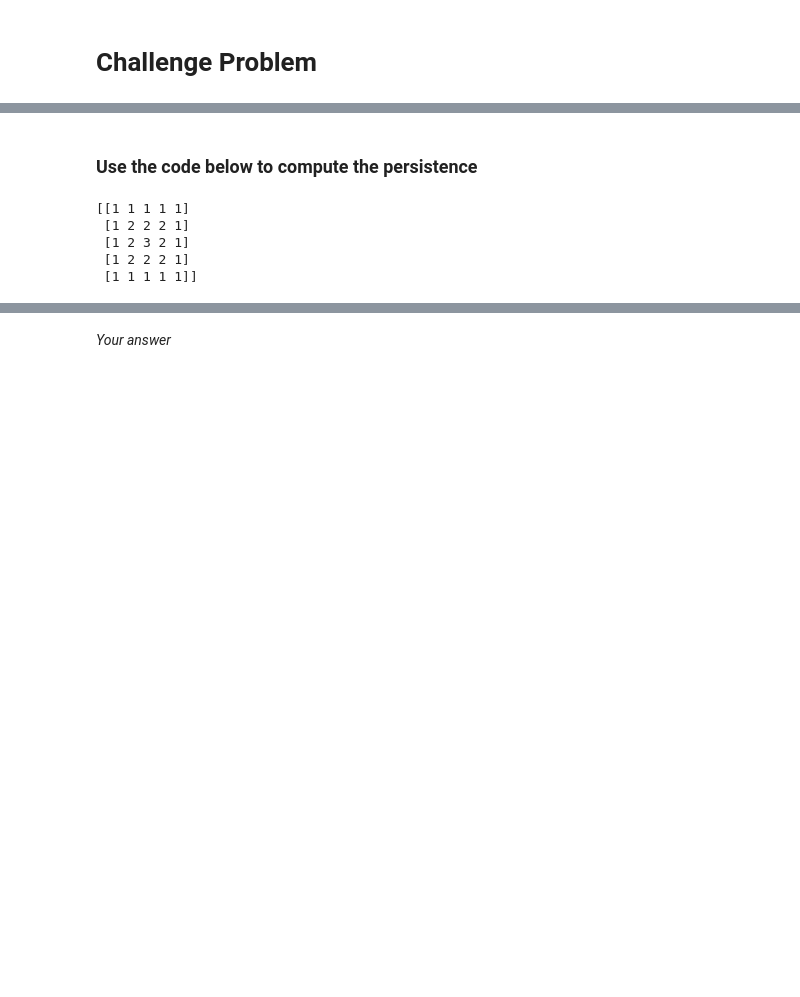
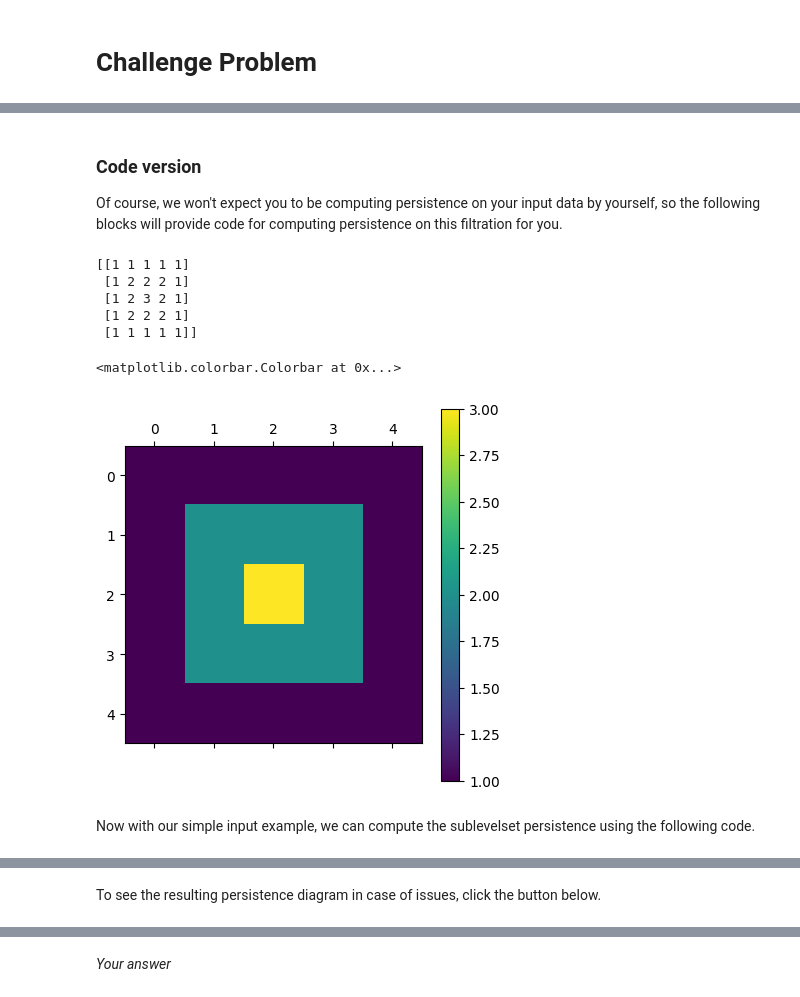
Before and after one commit to TeaspoonTDA/2023-SIAM-DS-TDA-Minitutorial, a Jupyter notebook: 1-3-Wkst-PersistencePipelines.ipynb, the cells around one changed output, grey strips where cells are left out. Cells and saved outputs as stored; diff of their text form; code cells hidden in the pictures; blank space fills up the shorter version.

Commit message:
Trying to fix giotto figure problem

```diff
--- a/1-3-Wkst-PersistencePipelines.ipynb
+++ b/1-3-Wkst-PersistencePipelines.ipynb
@@ -74,3 +85,5 @@ button.on_click(on_button_clicked)
 # %% [markdown]
-### Use the code below to compute the persistence
+### Code version
+
+Of course, we won't expect you to be computing persistence on your input data by yourself, so the following blocks will provide code for computing persistence on this filtration for you.
 # %%
@@ -81,11 +93,23 @@ import matplotlib.pyplot as plt
 from gtda.homology import CubicalPersistence
 from gtda.diagrams import Filtering
 # %%
-Density = np.array([np.array([1, 1, 1, 1, 1]), np.array([1, 2, 2, 2, 1]), np.array([1, 2, 3, 2, 1]), np.array([1, 2, 2, 2, 1]), np.array([1, 1, 1, 1, 1])])
+# Here is the code that generates our simple example matrix above.
+Density = np.array([[1, 1, 1, 1, 1],
+                    [1, 2, 2, 2, 1],
+                    [1, 2, 3, 2, 1],
+                    [1, 2, 2, 2, 1],
+                    [1, 1, 1, 1, 1]])
 print(Density)
+
+im = plt.matshow(Density)
+plt.colorbar()
 # %% [output]
 [[1 1 1 1 1]
  [1 2 2 2 1]
  [1 2 3 2 1]
  [1 2 2 2 1]
  [1 1 1 1 1]]
+<matplotlib.colorbar.Colorbar at 0x...>
+[figure, added]
+# %% [markdown]
+Now with our simple input example, we can compute the sublevelset persistence using the following code.
@@ -102,6 +127,8 @@ plot = filtered.plot(Filtered_Persistence)
 plot.show()
 # %% [output]
 [interactive output not drawn]
+# %% [markdown]
+To see the resulting persistence diagram in case of issues, click the button below.
 # %%
 # Run this cell everytime
 
```
Also changed, not shown: parts of 29 cells of this notebook.
